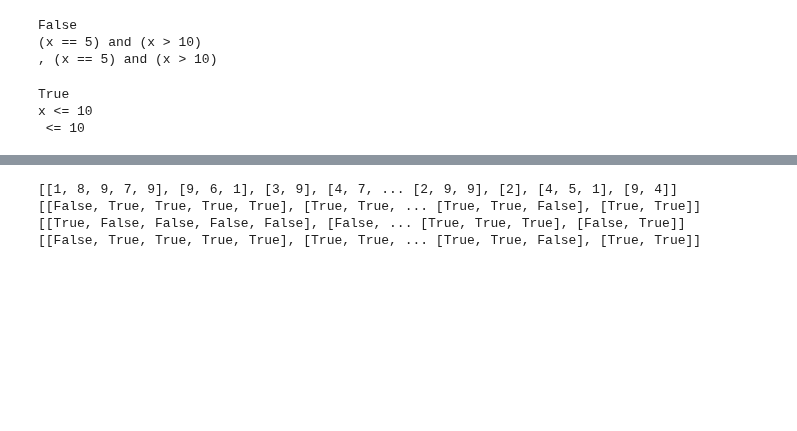
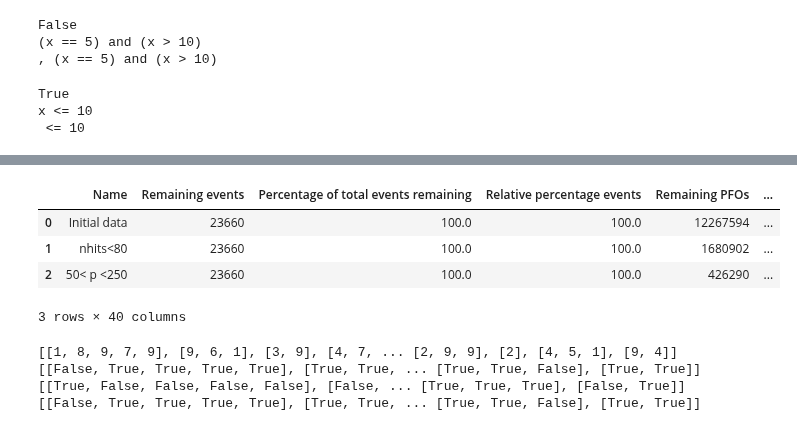
Before and after one commit to dlindebaum/pion-argon-xs-analysis, a Jupyter notebook: analysis/notebooks/cuthandler_tests.ipynb, the cells around one changed output, grey strips where cells are left out. Drawn from its saved outputs; the diff is of its cells as text; code cells hidden in the pictures; blank space fills up the shorter version.

Commit message:
First working table

```diff
--- a/analysis/notebooks/cuthandler_tests.ipynb
+++ b/analysis/notebooks/cuthandler_tests.ipynb
@@ -198,7 +199,7 @@ class MaskIter():
 
         self.mask_inds = list(range(self.iter_max))
         self.simultaneous_masks = []
-        simul_list = [False] + [self.check_simul_masks(prev, this) for prev, this in zip(self.masks[:-1], self.masks[1:])]
+        simul_list = [False] + [self.check_simul_masks(prev, this) for prev, this in zip(self.sigs[:-1], self.sigs[1:])]
         self.next_simul = simul_list[1:] + [False]
         self.init_simul = []
         last_simul = 0
@@ -216,7 +217,7 @@ class MaskIter():
     def check_simul_masks(self, sig1, sig2):
         return (sig1[0] == sig2[0]) and ((sig1[1] == sig2[-1]) or (sig1[1] == -1) or (sig2[1] == -1))
 
-    def get_mask_func(self, mask, next_simul)
+    def get_mask_func(self, mask, next_simul):
         if next_simul:
             def apply_mask_func(data):
                 return mask, data
@@ -711,3 +788,10 @@ class CutHandler2():
             return pd.DataFrame({key:data[key] for key in self._event_table_cols})
         else:
             return pd.DataFrame(data)
+# %%
+file = "/scratch/wx21978/pi0/root_files/1GeV_beam_v4_prelim/Prod4a_1GeV_BeamSim_00_prelim.root"
+
+evts = Master.Data(file,
+                         nTuple_type="PDSPAnalyser",
+                         nEvents=-1,
+                         start=-1)
@@ -713,0 +828,5 @@ class CutHandler2():
+# %%
+cutter = CutHandler2(evts)
+# %%
+cutter.add_mask(evts.recoParticles.nHits > 80, "nhits<80")
+cutter.add_mask(np.logical_and(evts.recoParticles.energy > 50, evts.recoParticles.energy < 250), "50< p <250")
@@ -713,0 +854,8 @@ class CutHandler2():
+# %%
+pd.DataFrame(cutter._table_data)
+# %% [output]
+|  | Name | Remaining events | Percentage of total events remaining | Relative percentage events | Remaining PFOs | ... |
+| 0 | Initial data | 23660 | 100.0 | 100.0 | 12267594 | ... |
+| 1 | nhits<80 | 23660 | 100.0 | 100.0 | 1680902 | ... |
+| 2 | 50< p <250 | 23660 | 100.0 | 100.0 | 426290 | ... |
+3 rows × 40 columns
```
Also changed, not shown: parts of 10 cells of this notebook.
